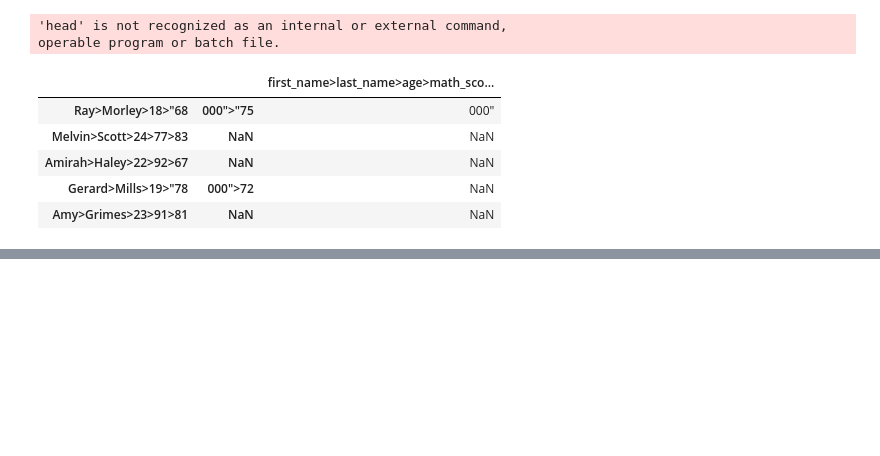
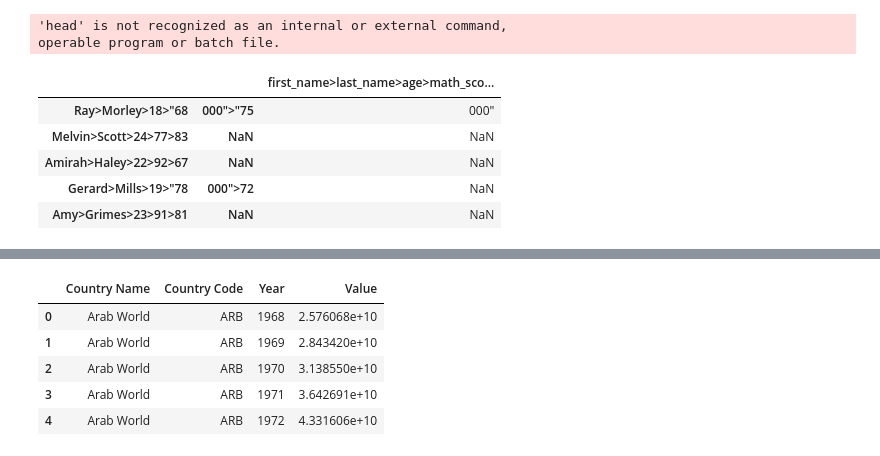
Before and after one commit to muhammadhananbaloch/Data-Analysis, a Jupyter notebook: Reading Data/Reading Data Introduction.ipynb, the cells around one changed output, grey strips where cells are left out. Cells and saved outputs as stored; diff of their text form; code cells hidden in the pictures; blank space fills up the shorter version.

Commit message:
pandas read csv funtion and some parameters check.

```diff
--- a/Reading Data/Reading Data Introduction.ipynb
+++ b/Reading Data/Reading Data Introduction.ipynb
@@ -95,0 +170,11 @@ pd.read_csv('exam_review.csv').head()
+# %%
+csv_url = "https://raw.githubusercontent.com/datasets/gdp/master/data/gdp.csv"
+
+pd.read_csv(csv_url).head()
+# %% [output]
+|  | Country Name | Country Code | Year | Value |
+| 0 | Arab World | ARB | 1968 | 2.576068e+10 |
+| 1 | Arab World | ARB | 1969 | 2.843420e+10 |
+| 2 | Arab World | ARB | 1970 | 3.138550e+10 |
+| 3 | Arab World | ARB | 1971 | 3.642691e+10 |
+| 4 | Arab World | ARB | 1972 | 4.331606e+10 |
```
Also changed, not shown: parts of 13 cells of this notebook.
